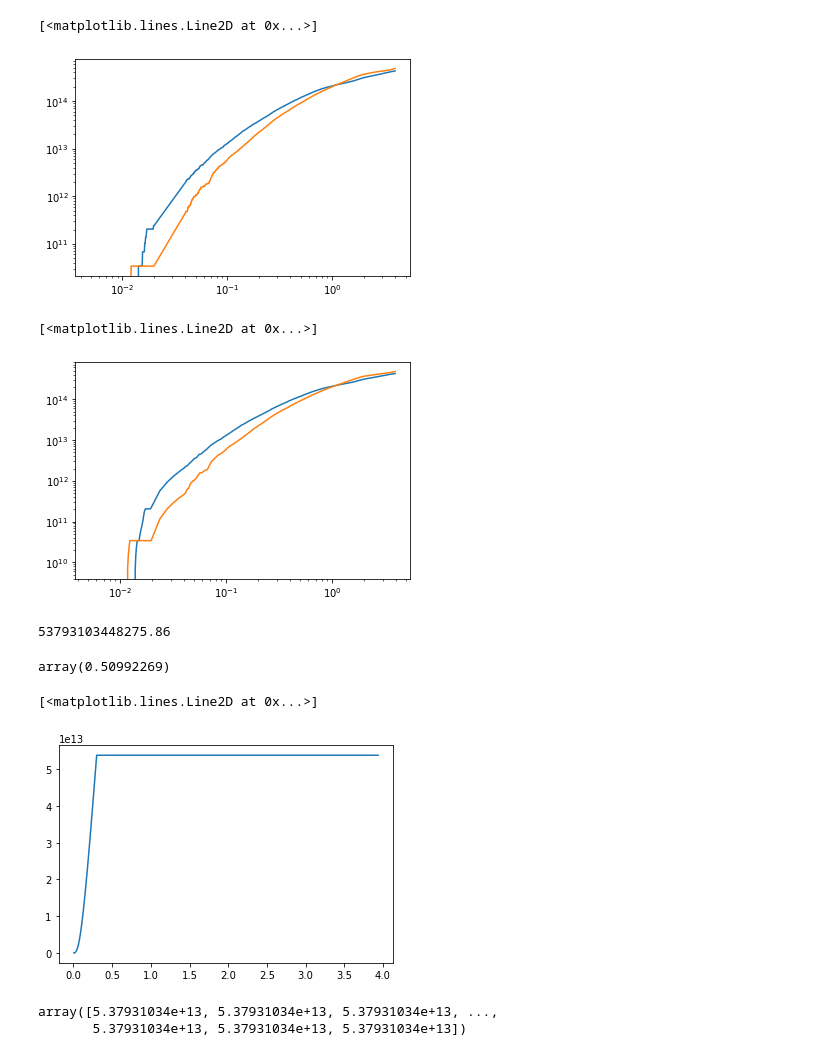
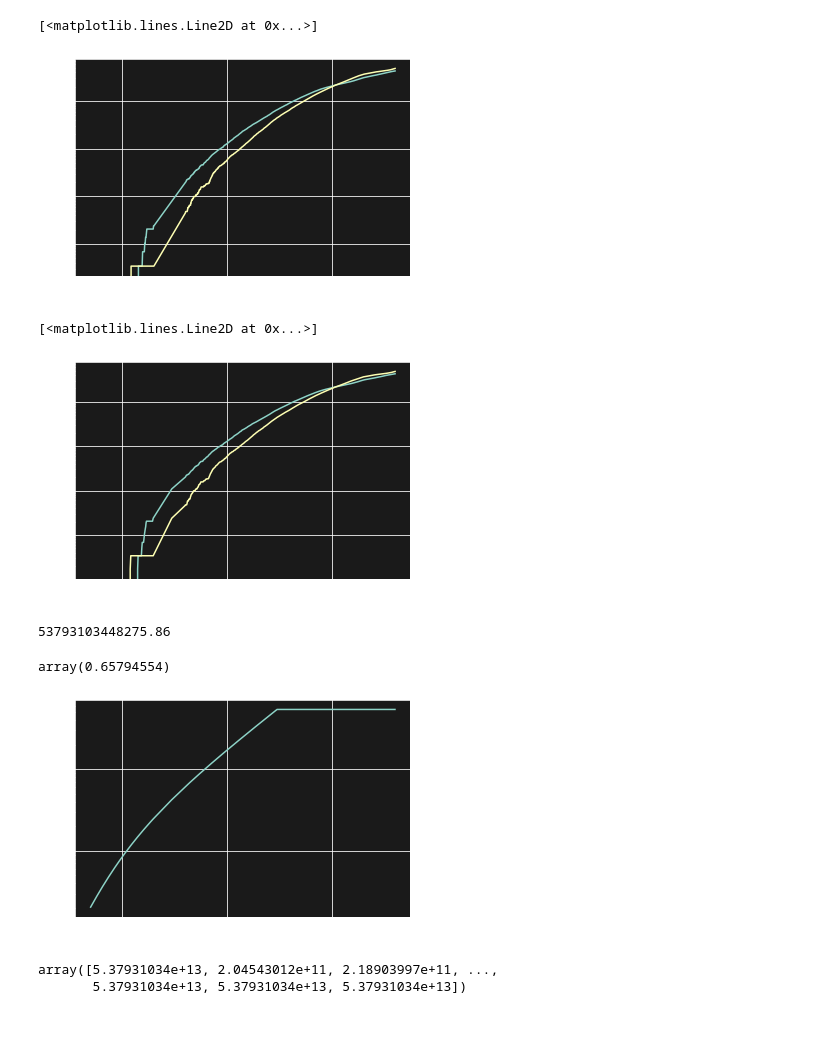
Before and after one commit to premvijay/jupynbgen, a Jupyter notebook: ad-relx_test.ipynb, the cells around one changed output. Saved outputs shown, nothing was run; the diff lists cells and outputs as text; code cells hidden in the pictures; blank space fills up the shorter version.

```diff
--- a/ad-relx_test.ipynb
+++ b/ad-relx_test.ipynb
@@ -10,3 +14,5 @@ from matplotlib.colors import LogNorm
+# %%
+plt.style.use('darkgrid.mplstyle')
 # %%
 %matplotlib inline
 # %%
@@ -19,15 +25,15 @@ plt.loglog(M.r,M.Mdr)
 plt.loglog(M.r,M.Mdr_dmo)
 # %% [output]
 [<matplotlib.lines.Line2D at 0x...>]
-[figure, old version]
+[figure, new version]
 # %%
-Ms =  M.rolling(5).mean()
+Ms =  M.rolling(2).mean()
 # %%
 plt.loglog(Ms.r,Ms.Mdr)
 plt.loglog(Ms.r,Ms.Mdr_dmo)
 # %% [output]
 [<matplotlib.lines.Line2D at 0x...>]
-[figure, old version]
+[figure, new version]
 # %%
 r, Mdr, Mdr_dmo = Ms.r.to_numpy(), Ms.Mdr.to_numpy(), Ms.Mdr_dmo.to_numpy()
 # %%
@@ -43,21 +49,22 @@ def M_IsoT_inner(r,a):
 # %%
 def M_IsoT(r,a, size=.3):
     return np.where(r<size, M_IsoT_inner(r,a)/M_IsoT_inner(size,a), 1)
+# %%
+a=.005
 # %%
 M_IsoT(.2,a)
 # %% [output]
-array(0.50992269)
+array(0.65794554)
-# %%
-a=.1
 # %%
 Mbr = M_IsoT(r,a)
 # %%
 Mbr*=Mgal
 # %%
 plt.plot(r,Mbr)
+plt.xscale('log')
+plt.yscale('log')
 # %% [output]
-[<matplotlib.lines.Line2D at 0x...>]
-[figure, old version]
+[figure, new version]
 # %%
 ri_M = interp1d(Mdr_dmo,r, )
 # %%
@@ -76,6 +83,6 @@ MiMf = ( f_dm* (Mbr/ Mdr + 1) )**-1
 # %%
 Mbr
 # %% [output]
-array([5.37931034e+13, 5.37931034e+13, 5.37931034e+13, ...,
+array([5.37931034e+13, 2.04543012e+11, 2.18903997e+11, ...,
        5.37931034e+13, 5.37931034e+13, 5.37931034e+13])
 # %%
```
Also changed, not shown: parts of 12 cells of this notebook, 2 other files.
